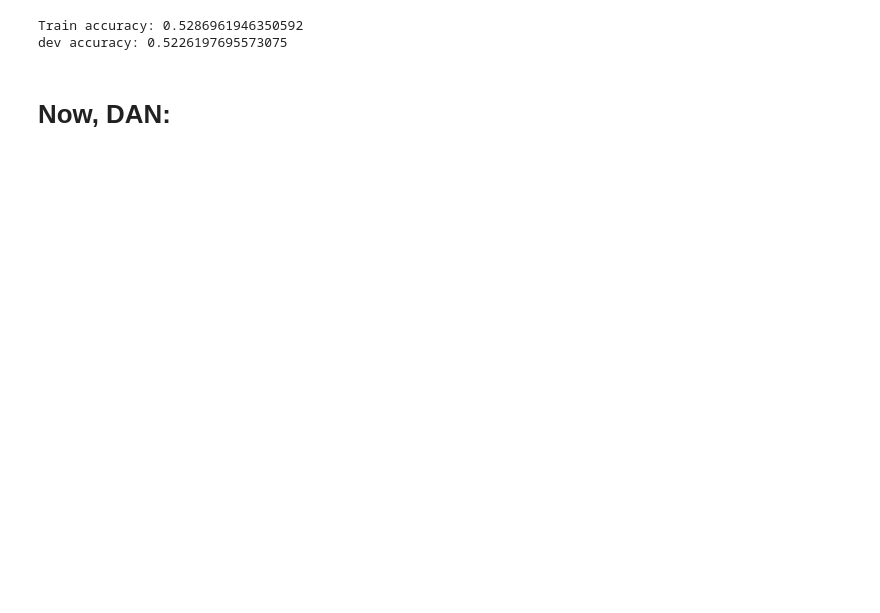
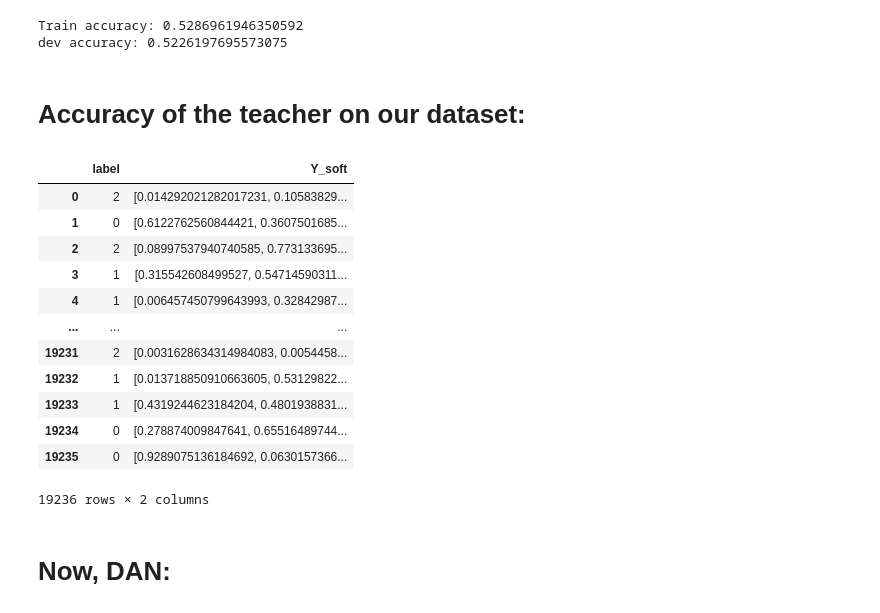
Before and after one commit to tree-hugger722/NLP_Final_Project, a Jupyter notebook: baseline_sentence_embedding.ipynb, the cells around one changed output. Drawn from its saved outputs; the diff is of its cells as text; code cells hidden in the pictures; blank space fills up the shorter version.

```diff
--- a/baseline_sentence_embedding.ipynb
+++ b/baseline_sentence_embedding.ipynb
@@ -226,6 +224,26 @@ print(f"dev accuracy: {dev_accuracy}")
 # %% [output]
 Train accuracy: 0.5286961946350592
 dev accuracy: 0.5226197695573075
+# %% [markdown]
+# Accuracy of the teacher on our dataset:
+# %%
+teacher_pred = train[["label", "Y_soft"]]
+# %%
+teacher_pred
+# %% [output]
+|  | label | Y_soft |
+| 0 | 2 | [0.014292021282017231, 0.10583829... |
+| 1 | 0 | [0.6122762560844421, 0.3607501685... |
+| 2 | 2 | [0.08997537940740585, 0.773133695... |
+| 3 | 1 | [0.315542608499527, 0.54714590311... |
+| 4 | 1 | [0.006457450799643993, 0.32842987... |
+| ... | ... | ... |
+| 19231 | 2 | [0.0031628634314984083, 0.0054458... |
+| 19232 | 1 | [0.013718850910663605, 0.53129822... |
+| 19233 | 1 | [0.4319244623184204, 0.4801938831... |
+| 19234 | 0 | [0.278874009847641, 0.65516489744... |
+| 19235 | 0 | [0.9289075136184692, 0.0630157366... |
+19236 rows × 2 columns
 # %% [markdown]
 # Now, DAN:
 # %%
```
Also changed, not shown: parts of 7 cells of this notebook.
